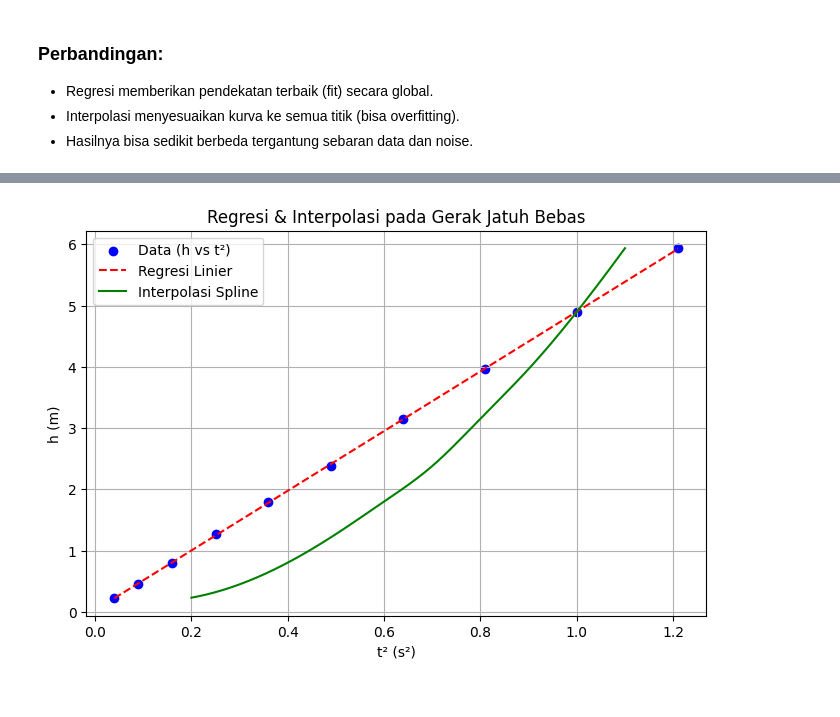
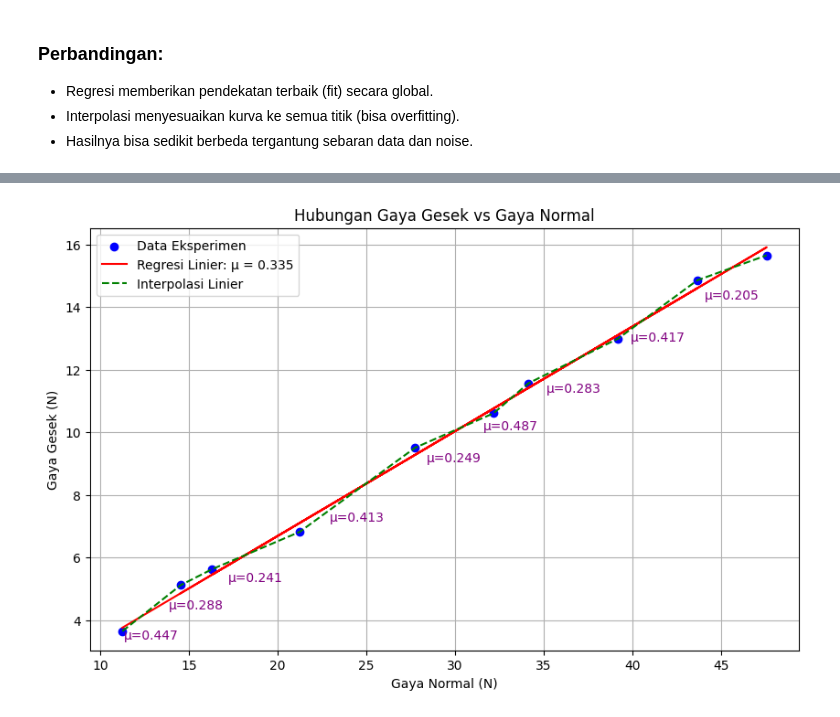
Before and after one commit to RadifPM/kelas-teko, a Jupyter notebook: Tugas-Modul05.ipynb, the cells around one changed output, grey strips where cells are left out. Saved outputs shown, nothing was run; the diff lists cells and outputs as text; code cells hidden in the pictures.

```diff
--- a/Tugas-Modul05.ipynb
+++ b/Tugas-Modul05.ipynb
@@ -113,46 +143,49 @@ Data waktu dan ketinggian disimulasikan dengan sedikit noise (seed=0):
 # %%
 import numpy as np
 import matplotlib.pyplot as plt
-from scipy.stats import linregress
-from scipy.interpolate import CubicSpline
+from sklearn.linear_model import LinearRegression
 
-# 1) Siapkan data (dengan seed untuk reproduksibilitas)
-np.random.seed(0)
-t = np.array([0.2,0.3,0.4,0.5,0.6,0.7,0.8,0.9,1.0,1.1])
-h = np.array([0.23128105,0.44900314,0.80357476,1.26981786,1.80135116,
-              2.38145444,3.15500177,3.96597286,4.89793562,5.93721197])
+# Data acak gaya normal dan gaya gesek (dari tabel sebelumnya)
+gaya_normal = np.array([11.24, 43.65, 32.16, 27.74, 21.23, 16.30, 47.56, 39.19, 34.13, 14.53])
+gaya_gesek = np.array([3.65, 14.86, 10.61, 9.51, 6.82, 5.63, 15.66, 13.00, 11.57, 5.12])
 
-# 2) Regresi linier: h = a * t^2 + b
-t2 = t**2
-slope, intercept, r_value, _, _ = linregress(t2, h)
-g_reg = 2 * slope
+# === Regresi linier tanpa intersep ===
+X = gaya_normal.reshape(-1, 1)
+y = gaya_gesek
+model = LinearRegression(fit_intercept=False)
+model.fit(X, y)
+mu_regresi = model.coef_[0]
+y_pred_regresi = model.predict(X)
 
-# 3) Interpolasi spline kubik: h = S(t)
-spline = CubicSpline(t, h)
+# === Interpolasi linier antar titik urut (disortir berdasarkan gaya normal) ===
+sort_idx = np.argsort(gaya_normal)
+x_sorted = gaya_normal[sort_idx]
+y_sorted = gaya_gesek[sort_idx]
+mu_interpolasi = np.diff(y_sorted) / np.diff(x_sorted)
+mu_interp_rata2 = np.mean(mu_interpolasi)
 
-# 4) Visualisasi
-t_fine = np.linspace(t.min(), t.max(), 200)
-plt.figure(figsize=(8,5))
-plt.scatter(t2, h, label='Data (h vs t²)', color='blue')
-plt.plot(t2, slope*t2 + intercept, 'r--', label='Regresi Linier')
-plt.plot(t_fine, spline(t_fine), 'g-', label='Interpolasi Spline')
-plt.xlabel('t² (s²)')
-plt.ylabel('h (m)')
-plt.title('Regresi & Interpolasi pada Gerak Jatuh Bebas')
-plt.legend(); plt.grid(True)
+# === Plot grafik ===
+plt.figure(figsize=(10, 6))
+plt.scatter(gaya_normal, gaya_gesek, label='Data Eksperimen', color='blue')
+plt.plot(gaya_normal, y_pred_regresi, color='red', label=f'Regresi Linier: μ = {mu_regresi:.3f}')
+plt.plot(x_sorted, y_sorted, '--', color='green', label='Interpolasi Linier')
+plt.xlabel("Gaya Normal (N)")
+plt.ylabel("Gaya Gesek (N)")
+plt.title("Hubungan Gaya Gesek vs Gaya Normal")
+plt.legend()
+plt.grid(True)
+
+# Tampilkan nilai koefisien gesekan (μ) pada grafik
+for i in range(len(mu_interpolasi)):
+    plt.text((x_sorted[i] + x_sorted[i + 1]) / 2,
+             (y_sorted[i] + y_sorted[i + 1]) / 2 - 1.0,
+             f'μ={mu_interpolasi[i]:.3f}',
+             color='purple', fontsize=10, ha='center')
+
 plt.show()
 
-# 5) Prediksi di t = 0.75 s
-t_test = 0.75
-h_reg_test = slope*(t_test**2) + intercept
-h_int_test = spline(t_test)
-
-# 6) Cetak hasil
-print(f"Slope (a)       = {slope:.6f}  (→ g_reg = 2·a = {g_reg:.4f} m/s²)")
-print(f"Intercept (b)   = {intercept:.6f}")
-print(f"Koef. Determinasi R² = {r_value**2:.6f}")
-print(f"\nPrediksi pada t={t_test}s:")
-print(f"  - Regresi  : h = {h_reg_test:.4f} m")
-print(f"  - Interpolasi: h = {h_int_test:.4f} m")
+# === Cetak hasil ===
+print(f"Koefisien gesekan (μ) dari regresi linier  : {mu_regresi:.3f}")
+print(f"Rata-rata koefisien (μ) dari interpolasi   : {mu_interp_rata2:.3f}")
 # %% [output]
-[figure, old version]
+[figure, new version]
```
Also changed, not shown: parts of 6 cells of this notebook.
